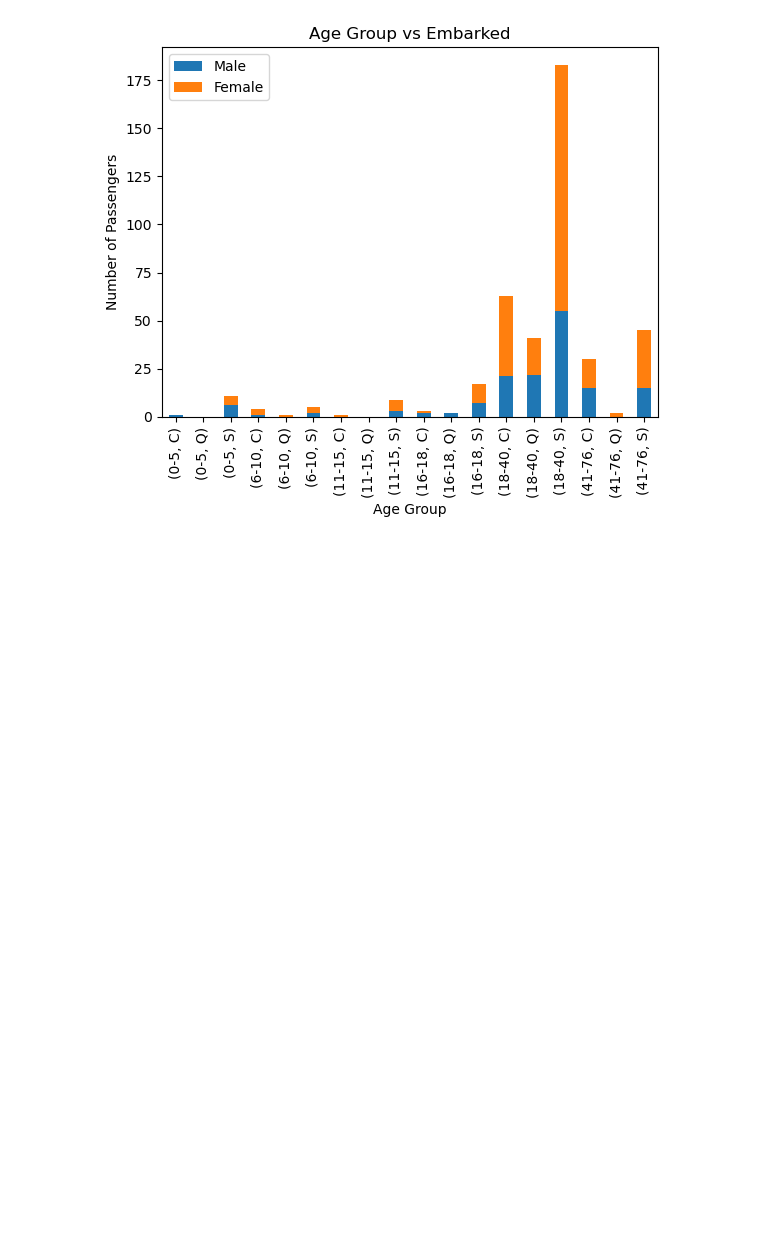
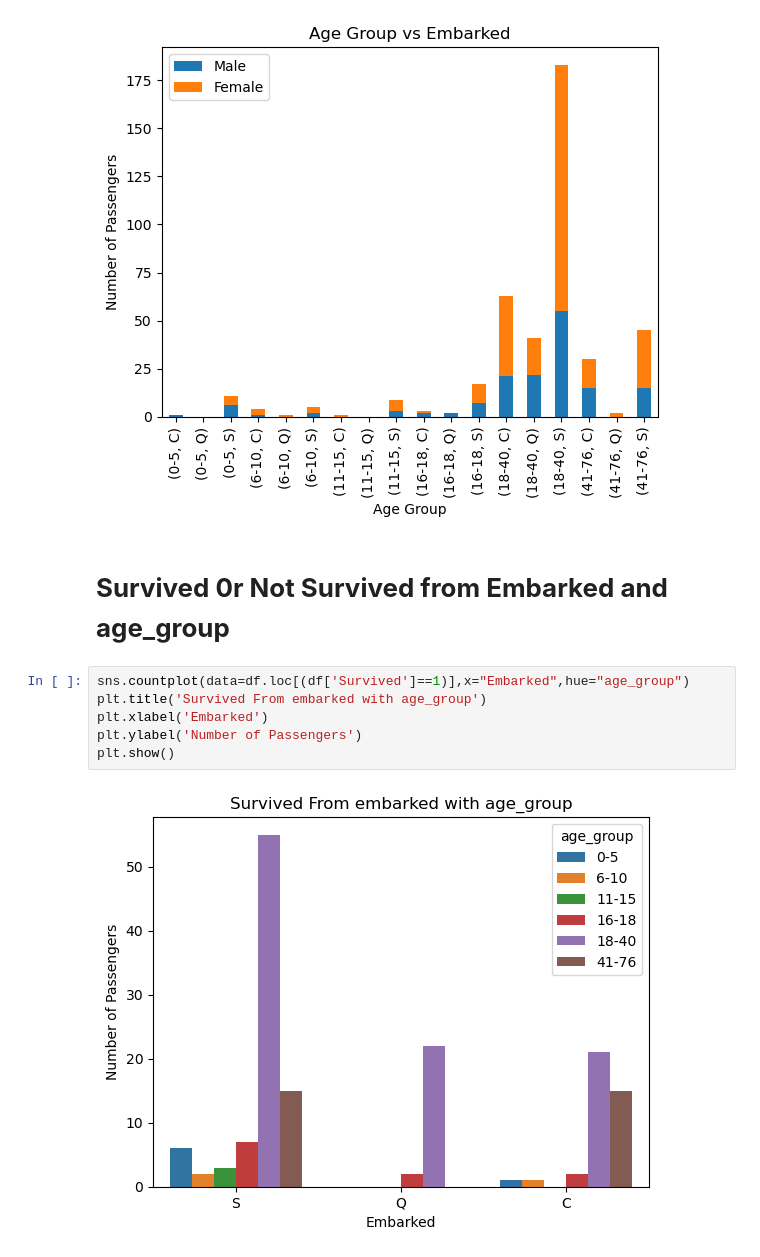
Before and after one commit to najeebjony/alfido_tech, a Jupyter notebook: titanic_prediction.ipynb, the cells around one changed output. Saved outputs shown, nothing was run; the diff lists cells and outputs as text; blank space fills up the shorter version.

```diff
--- a/titanic_prediction.ipynb
+++ b/titanic_prediction.ipynb
@@ -531,3 +542,13 @@ plt.legend(['Male', 'Female'])
 plt.show()
 # %% [output]
 [figure]
+# %% [markdown]
+# **Survived 0r Not Survived from Embarked and age_group**
+# %%
+sns.countplot(data=df.loc[(df['Survived']==1)],x="Embarked",hue="age_group")
+plt.title('Survived From embarked with age_group')
+plt.xlabel('Embarked')
+plt.ylabel('Number of Passengers')
+plt.show()
+# %% [output]
+[figure, added]
```
Also changed, not shown: parts of 16 cells of this notebook.
